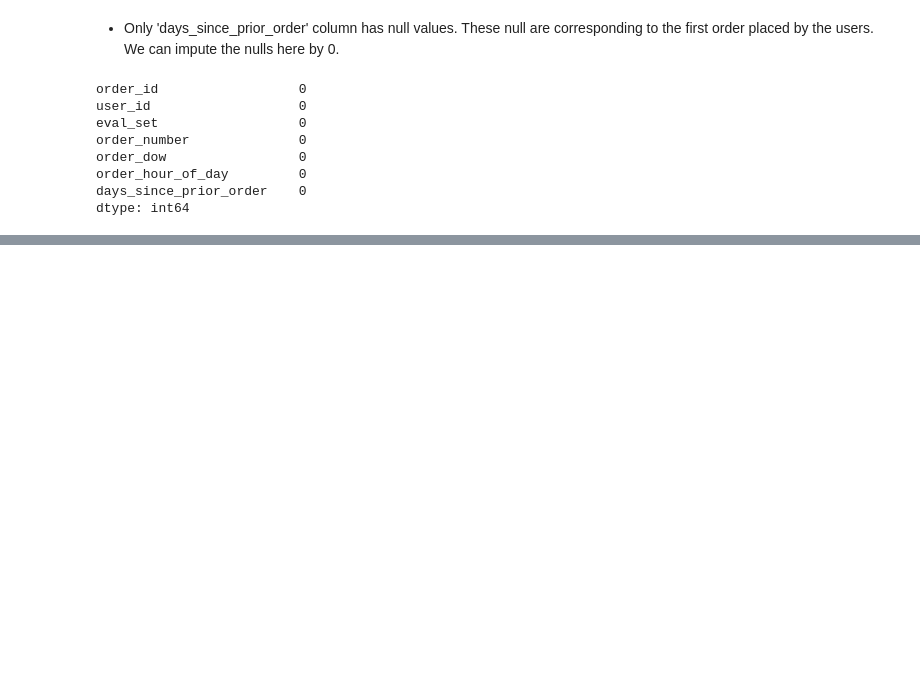
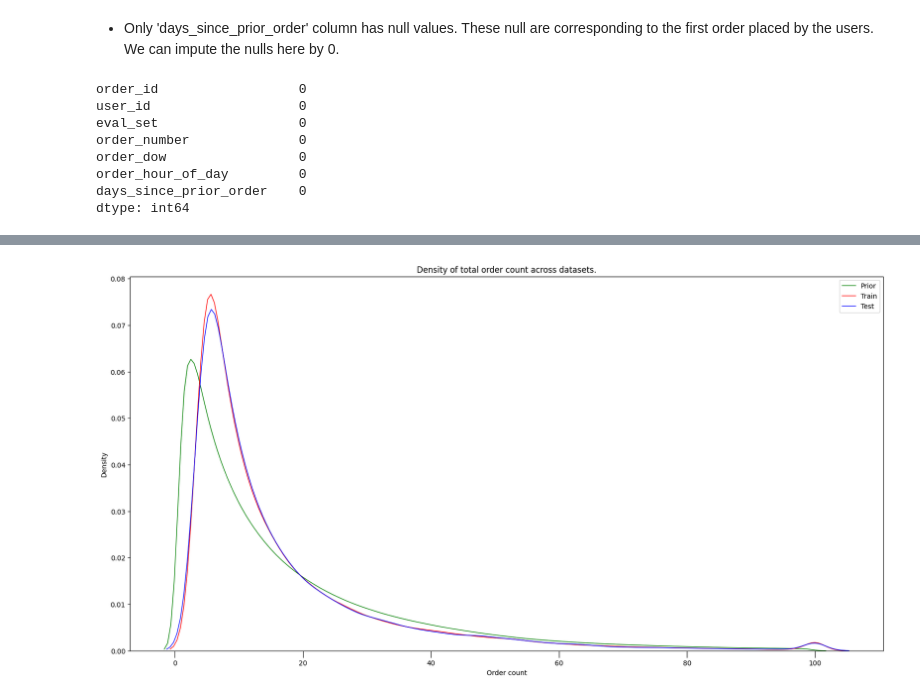
Before and after one commit to NamrataThakur/Market-Basket-Analysis-and-Recommendation, a Jupyter notebook: EDA_DataDescription.ipynb, the cells around one changed output, grey strips where cells are left out. Saved outputs shown, nothing was run; the diff lists cells and outputs as text; code cells hidden in the pictures; blank space fills up the shorter version.

```diff
--- a/EDA_DataDescription.ipynb
+++ b/EDA_DataDescription.ipynb
@@ -399,0 +414,14 @@ dtype: int64
+# %%
+#Checking if this order frequency pattern is consistent across different datasets:
+fig,ax = plt.subplots(figsize=(20,10))
+ax = sns.kdeplot(order_df.order_number[order_df.eval_set == 'prior'], color = 'green',lw = 1,label='Prior')
+ax = sns.kdeplot(order_df.order_number[order_df.eval_set == 'train'], color = 'red',lw = 1, label='Train')
+ax = sns.kdeplot(order_df.order_number[order_df.eval_set == 'test'], color = 'blue',lw = 1, label='Test')
+ax.xaxis.set_tick_params(size=10)
+ax.legend()
+plt.xlabel('Order count')
+plt.title('Density of total order count across datasets.')
+plt.show()
+fig.savefig('FIGURES/OrderDensity_Sets.png')
+# %% [output]
+[figure, added]
```
Also changed, not shown: parts of 2 cells of this notebook, 2 other files.
